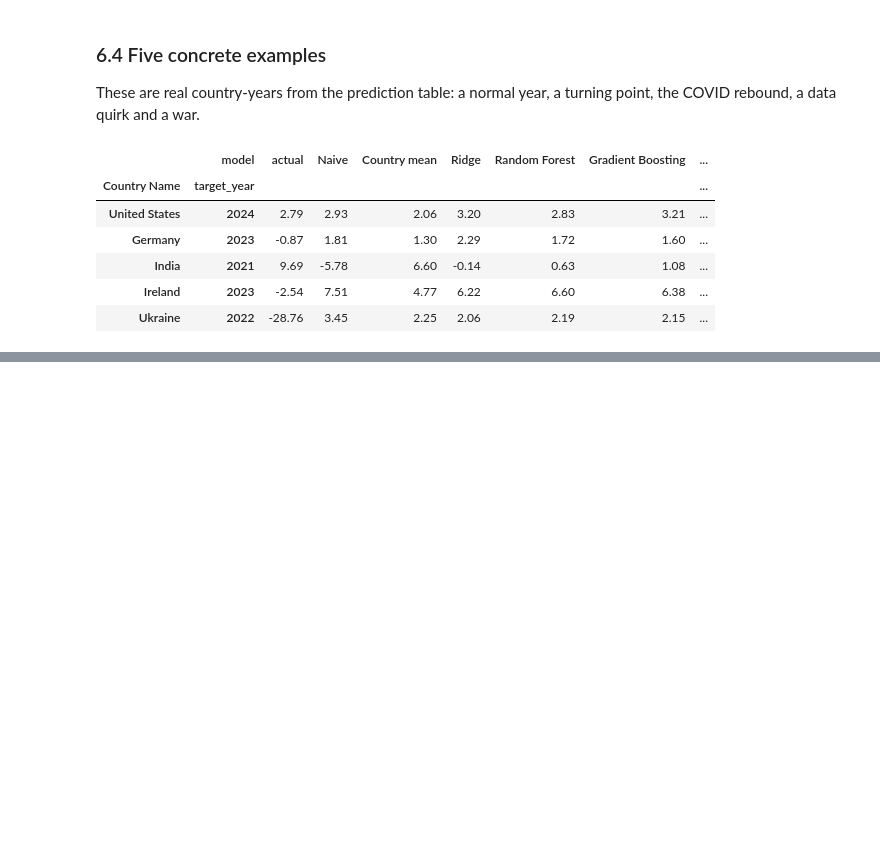
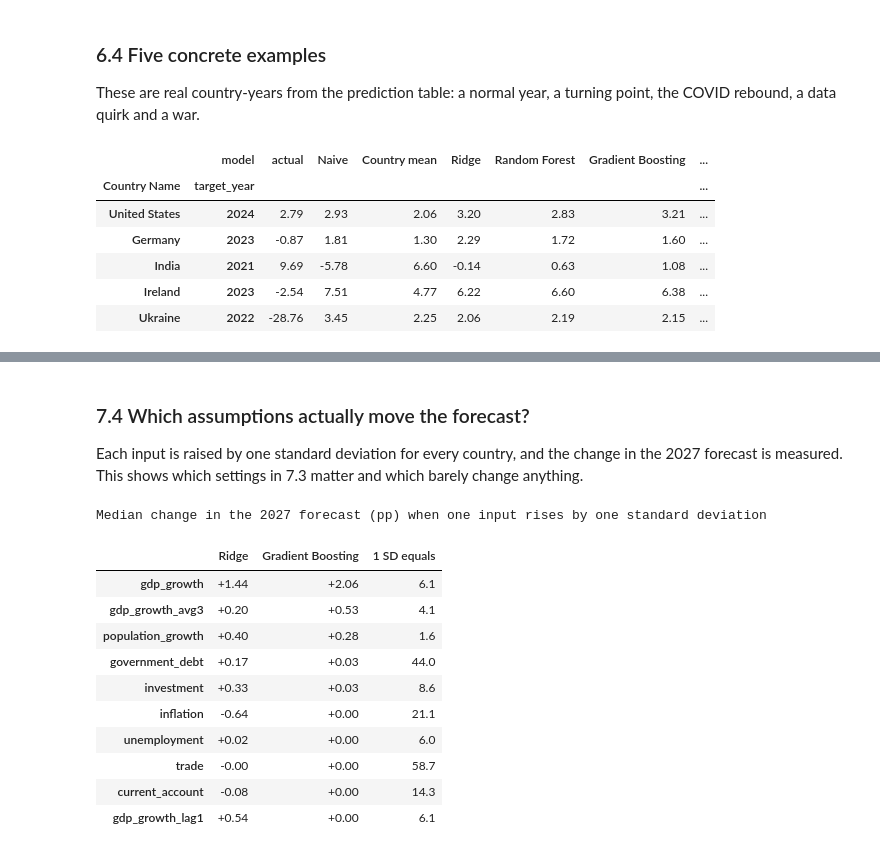
Before and after one commit to farhana273/ml_assignment, a Jupyter notebook: models/GDP_Models_Sami.ipynb, the cells around one changed output, grey strips where cells are left out. Cells and saved outputs as stored; diff of their text form; code cells hidden in the pictures; blank space fills up the shorter version.

```diff
--- a/models/GDP_Models_Sami.ipynb
+++ b/models/GDP_Models_Sami.ipynb
@@ -657,0 +737,32 @@ show(ex, fmt={c: "{:.2f}" for c in ex.columns[:-1]})
+# %%
+fit_all = rs[rs.target_year != 2020]                      # every known target year 2001-2024, 2020 left out as before
+lo_f, hi_f = fit_all[FEATURES].quantile(0.01), fit_all[FEATURES].quantile(0.99)
+final = {name: make_pipe(clone(best[name])).fit(fit_all[FEATURES].clip(lo_f, hi_f, axis=1), fit_all[TARGET])
+         for name in ["Ridge", "Random Forest", "Gradient Boosting"]}
+
+def predict(rows, name="Gradient Boosting"):
+    return pd.Series(final[name].predict(rows[FEATURES].clip(lo_f, hi_f, axis=1)), index=rows.index)
+
+# 80% interval from the backtest: 80% of past one-year-ahead errors were smaller than this
+band_1y = E.loc[E.target_year != 2020, "Gradient Boosting"].quantile(0.8)
+
+# two-year-ahead error: forecast year Y from inputs two years earlier (Y-2), model trained on targets before Y-1
+err_2y = []
+for Y in list(range(2009, 2020)) + [2021, 2022, 2023, 2024]:
+    tr = rs[(rs.target_year < Y - 1) & (rs.target_year != 2020)]
+    te = rs[rs.Year == Y - 2].merge(rs.loc[rs.target_year == Y, ["Country Code", TARGET]], on="Country Code",
+                                    suffixes=("_old", ""))
+    err_2y += list(np.abs(te[TARGET].values - fit_predict(best["Gradient Boosting"], tr, te)))
+band_2y = float(np.quantile(err_2y, 0.8))
+print(f"80% of past errors were within +/- {band_1y:.2f} pp one year ahead and +/- {band_2y:.2f} pp two years ahead")
+
+fc = pd.DataFrame({"Country Name": inputs_2025["Country Name"], "growth 2025": inputs_2025["gdp_growth"],
+                   **{f"{n} 2026": predict(inputs_2025, n) for n in final}})
+fc["IMF 2026"] = imf_growth[2026].reindex(fc.index)
+fc = fc.join(groups.set_index("Country Code")[["region", "income_group"]])
+gap = fc["Gradient Boosting 2026"] - fc["IMF 2026"]
+print(f"Our 2026 forecast vs the IMF's: median difference {gap.median():+.2f} pp, "
+      f"middle half of countries within {gap.quantile(0.25):+.2f} to {gap.quantile(0.75):+.2f} pp, "
+      f"correlation {fc['Gradient Boosting 2026'].corr(fc['IMF 2026']):.2f}")
+show(fc.groupby("income_group")[["growth 2025", "Gradient Boosting 2026", "IMF 2026"]].median()
+     .loc[["Low income", "Lower middle income", "Upper middle income", "High income"]])
@@ -657,0 +839,27 @@ show(ex, fmt={c: "{:.2f}" for c in ex.columns[:-1]})
+# %% [markdown]
+### 7.4 Which assumptions actually move the forecast?
+Each input is raised by one standard deviation for every country, and the change in the 2027 forecast is measured. This shows which settings in 7.3 matter and which barely change anything.
+# %%
+# which assumptions actually move the 2027 forecast? raise one input by one training standard deviation for every country
+base_rows = inputs_2026()
+sd = fit_all[FEATURES].std()
+sens = {}
+for name in ["Ridge", "Gradient Boosting"]:
+    p0 = predict(base_rows, name)
+    sens[name] = {f: (predict(base_rows.assign(**{f: base_rows[f] + sd[f]}), name) - p0).median() for f in FEATURES}
+sens = pd.DataFrame(sens).assign(**{"1 SD equals": sd.round(1)}).sort_values("Gradient Boosting", key=abs, ascending=False)
+print("Median change in the 2027 forecast (pp) when one input rises by one standard deviation")
+show(sens, fmt={"Ridge": "{:+.2f}", "Gradient Boosting": "{:+.2f}", "1 SD equals": "{:.1f}"})
+# %% [output]
+Median change in the 2027 forecast (pp) when one input rises by one standard deviation
+|  | Ridge | Gradient Boosting | 1 SD equals |
+| gdp_growth | +1.44 | +2.06 | 6.1 |
+| gdp_growth_avg3 | +0.20 | +0.53 | 4.1 |
+| population_growth | +0.40 | +0.28 | 1.6 |
+| government_debt | +0.17 | +0.03 | 44.0 |
+| investment | +0.33 | +0.03 | 8.6 |
+| inflation | -0.64 | +0.00 | 21.1 |
+| unemployment | +0.02 | +0.00 | 6.0 |
+| trade | -0.00 | +0.00 | 58.7 |
+| current_account | -0.08 | +0.00 | 14.3 |
+| gdp_growth_lag1 | +0.54 | +0.00 | 6.1 |
```
Also changed, not shown: parts of 10 cells of this notebook, 3 other files.
